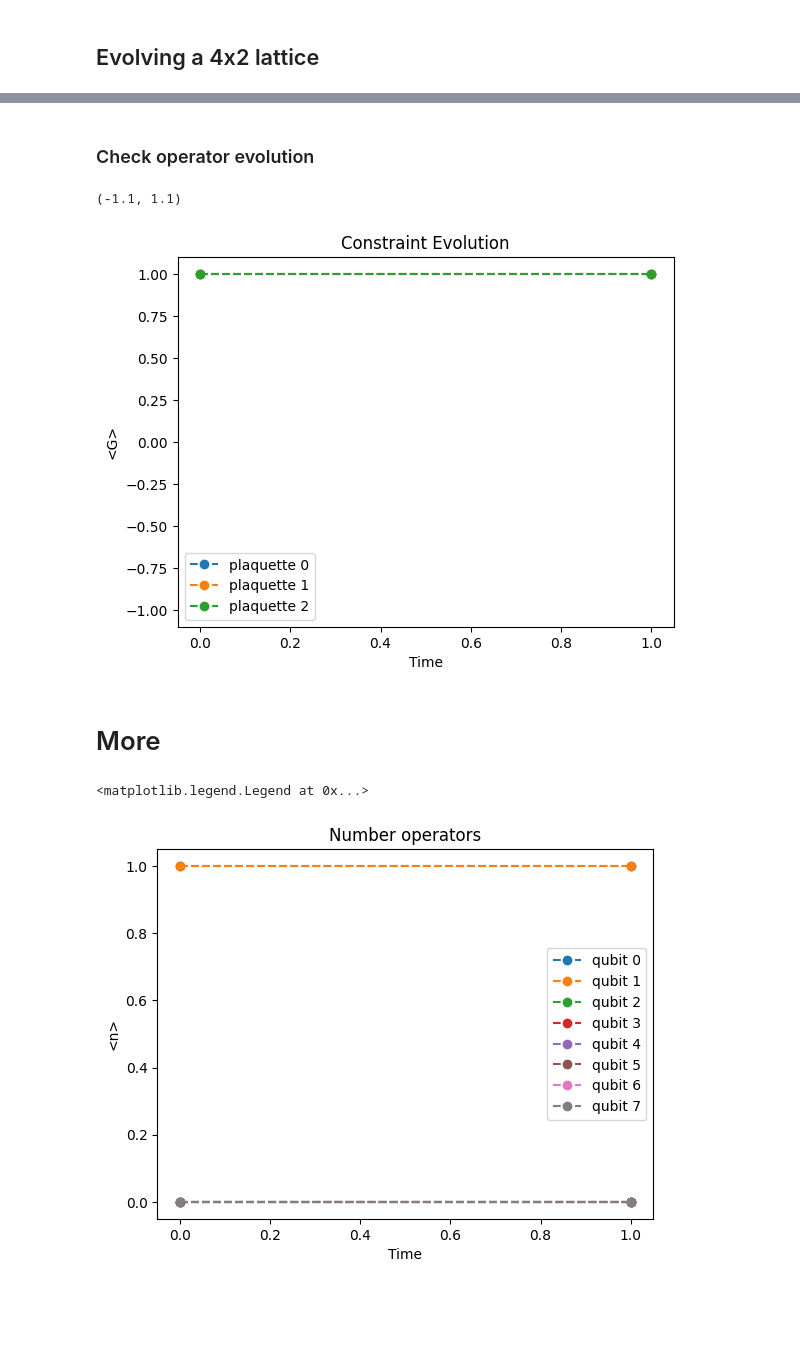
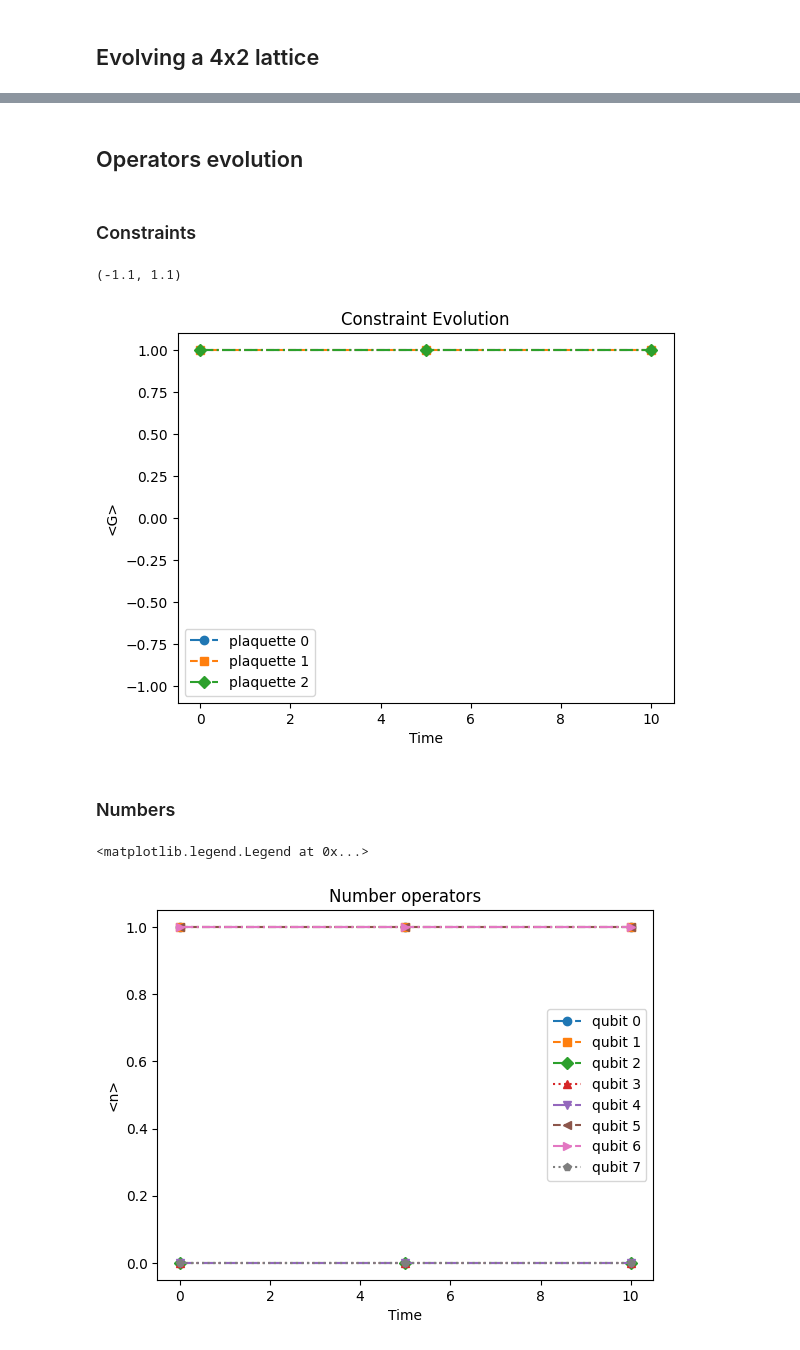
Before and after one commit to rodolfocarobene/qudit_simulations, a Jupyter notebook: notebooks/tv_model.ipynb, the cells around one changed output, grey strips where cells are left out. Cells and saved outputs as stored; diff of their text form; code cells hidden in the pictures; blank space fills up the shorter version.

```diff
--- a/notebooks/tv_model.ipynb
+++ b/notebooks/tv_model.ipynb
@@ -299,8 +236,11 @@ array([[0, 0, 0, 0, 0, 0, 0, 0, 0, 0, 0, 0, 0, 0, 0, 0],
 rows = 2
 columns = 4
 
+T = -1
+V = 0.01
+
 qudits = np.array(LineQid.range(rows * columns, dimension=4)).reshape(rows, columns)
-temps = np.arange(0, 2, 1)
+temps = np.arange(0, 11, 5)
 
 # initial circuit that ensures that the correct subspace is used (really?)
 initial_circuit = [
@@ -309,19 +249,19 @@ initial_circuit = [
     Project_Constraint()(qudits[0][1], qudits[0][2], qudits[1][2], qudits[1][1]),
     Project_Constraint()(qudits[0][2], qudits[0][3], qudits[1][3], qudits[1][2]),
 
-    #Project_Constraint()(qubits[1][0], qubits[1][1], qubits[0][1], qubits[0][0]),
-    #Project_Constraint()(qubits[1][1], qubits[1][2], qubits[0][2], qubits[0][1]),
-    #Project_Constraint()(qubits[1][2], qubits[1][3], qubits[0][3], qubits[0][2]),
-    #Project_Constraint()(qubits[0][3], qubits[0][0], qubits[0][1], qubits[1][3]),
+    #Project_Constraint()(qudits[1][0], qudits[1][1], qudits[0][1], qudits[0][0]),
+    #Project_Constraint()(qudits[1][1], qudits[1][2], qudits[0][2], qudits[0][1]),
+    #Project_Constraint()(qudits[1][2], qudits[1][3], qudits[0][3], qudits[0][2]),
+    #Project_Constraint()(qudits[0][3], qudits[0][0], qudits[0][1], qudits[1][3]),
 
     AddPair()(qudits[0][0], qudits[0][1]),
-    #AddPair()(qubits[1][0], qubits[1][1]),
+    AddPair()(qudits[1][1], qudits[1][2]),
 
 ]
 
 # results is a list of tuples, every tuple contains the circuit and the result shots
 exact = True
-results = evolve(qudits, temps, initial_circuit, shots=10, exact=exact)
+results = evolve(qudits, temps, initial_circuit, T=T, V=V, shots=10, exact=exact)
 if exact:
     result_states = [res[1].state_vector() for res in results]
 else:
@@ -364,9 +304,10 @@ def expectation_value(result, qudits, operator):
     shop = sparse.csr_matrix(np.array(operator, dtype=np.complex128))
     val = srho * shop
 
-    return val.trace()
+    tr = val.trace()
+    if np.imag(tr) != 0:
+        print(f"Casting {tr} to real")
+    return np.real(tr)
 
-# operator n
-operator = np.array(0.5 * (sy_id - sy_gamma_5))
-expectation_value(results[0][1], [qudits[0][0]], operator)
+expectation_value(results[0][1], [qudits[0][0]], number_matrix)
 # %% [output]
@@ -374,23 +315,29 @@ expectation_value(results[0][1], [qudits[0][0]], operator)
 # %% [markdown]
-### Check operator evolution
+## Operators evolution
+# %%
+line_styles = ['-.', '--', '-.', ':', '-.', '--', '-.', ':']
+markers = ['o', 's', 'D', '^', 'v', '<', '>', 'p']
+# %% [markdown]
+### Constraints
 # %%
 plaqs = [
     [qudits[0][0], qudits[0][1], qudits[1][0], qudits[1][1]],
     [qudits[0][1], qudits[0][2], qudits[1][1], qudits[1][2]],
     [qudits[0][2], qudits[0][3], qudits[1][2], qudits[1][3]]
 ]
-# operator G
+# operator G (order different from before...)
 operator = np.array(TensorProduct(sy_gamma_1*sy_gamma_3, sy_gamma_2*sy_gamma_3, sy_gamma_1*sy_gamma_4, sy_gamma_4*sy_gamma_2))
 
 evol_res = {"0": [], "1": [], "2": []}
 
 for idx, plaquette in enumerate(plaqs):
     for state in results:
+        #operator = G
         val = expectation_value(state[1], plaquette, operator)
         evol_res[str(idx)].append(np.abs(val))
 
 for i in range(3):
-    plt.plot(temps, evol_res[str(i)], "o--", label=f"plaquette {i}")
+    plt.plot(temps, evol_res[str(i)], label=f"plaquette {i}", linestyle=line_styles[i], marker=markers[i])
 
 plt.title("Constraint Evolution")
 plt.xlabel("Time")
@@ -399,28 +346,28 @@ plt.legend()
 plt.ylim(-1.1, 1.1)
 # %% [output]
 (-1.1, 1.1)
-[figure, old version]
+[figure, new version]
 # %% [markdown]
-# More
+### Numbers
 # %%
 subsystems = [
     [0], [1], [2], [3], [4], [5], [6], [7]
 ]
 num_evol_res = {str(i[0]): [] for i in subsystems}
 
 for idx, sys in enumerate(subsystems):
     for state in results:
-        operator =  np.array(0.5 * sy_id - 0.5 * sy_gamma_5)
+        operator = number_matrix
         val = expectation_value(state, [qudits.flatten()[idx]], operator)
         num_evol_res[str(idx)].append(np.abs(val))
 
-for key in num_evol_res:
-    plt.plot(temps, num_evol_res[key], "o--", label=f"qubit {key}")
+for i, key in enumerate(num_evol_res):
+    plt.plot(temps, num_evol_res[key], label=f"qubit {key}", linestyle=line_styles[i], marker=markers[i])
 
 plt.title("Number operators")
 plt.xlabel("Time")
 plt.ylabel("<n>")
 plt.legend()
 # %% [output]
 <matplotlib.legend.Legend at 0x...>
-[figure, old version]
+[figure, new version]
```
Also changed, not shown: parts of 11 cells of this notebook, 2 other files.
